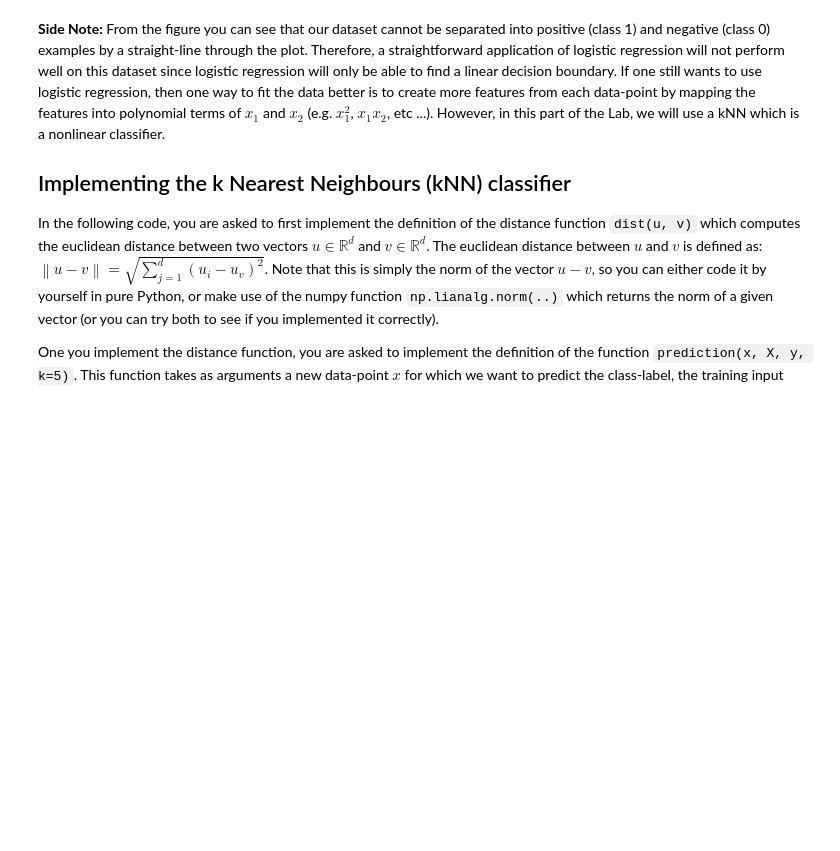
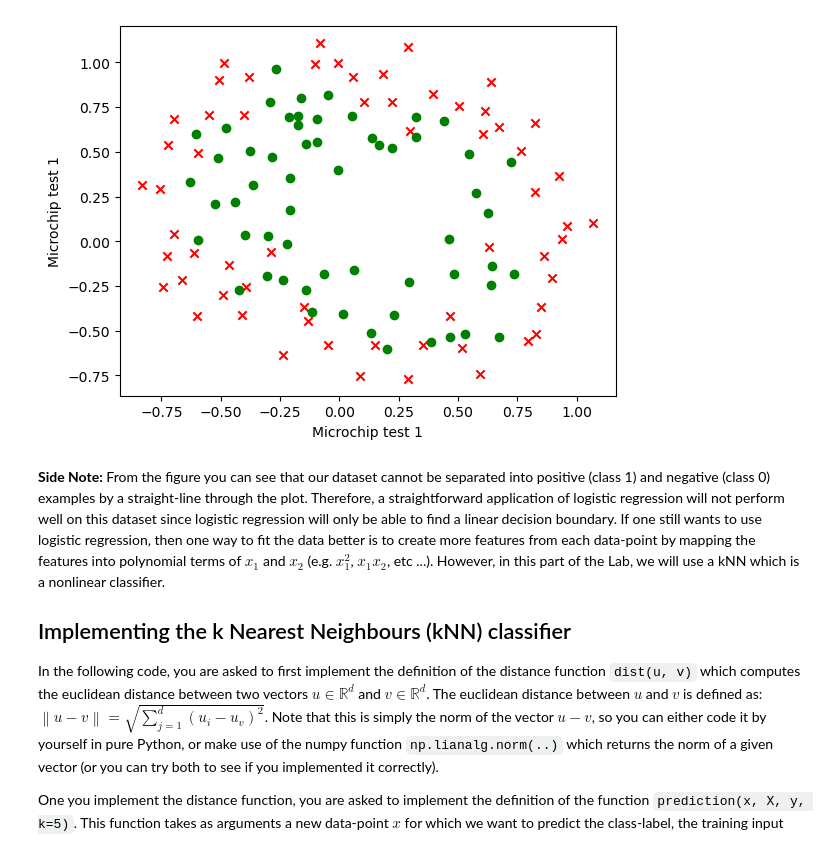
Before and after one commit to ntuanh/TrainingFIL, a Jupyter notebook: AI/ML/Labs/Lab_3 - Classification/Lab 3 - Part B - Classification with kNN.ipynb, the cells around one changed output. Drawn from its saved outputs; the diff is of its cells as text; code cells hidden in the pictures; blank space fills up the shorter version.

```diff
--- a/AI/ML/Labs/Lab_3 - Classification/Lab 3 - Part B - Classification with kNN.ipynb
+++ b/AI/ML/Labs/Lab_3 - Classification/Lab 3 - Part B - Classification with kNN.ipynb
@@ -31,6 +31,13 @@ X should be a numpy array of n lines and 2 columns (the input data matrix).
 y should be a numpy array of n elements (the outputs vector).
 Try to do it by yourself and only check the code used in previous Labs if you are uncertain.
 """
-# ...
-# ...
-# ...
+
+data_set = np.genfromtxt(filename , delimiter =",")
+
+print(data_set.shape)
+
+X = data_set[: , :2]
+y = data_set[: , 2]
+
+print(X[:5])
+print(y[:5])
@@ -40,15 +55,26 @@ Similar to the previous part of the Lab, before starting to implement anything,
 
 <img src="imgs/MicroshipScatterPlotLab3B.png" width="500px" />
 # %%
+%matplotlib inline
 import matplotlib.pylab as plt
 
 """ TODO:
 Write code here to produce a scatter plot of the training
 dataset like the one shown in the figure above.
 """
-# ...
-# ...
-# ...
+X0 = X[y == 0]
+X1 = X[y == 1]
+fig , ax = plt.subplots()
+ax.scatter(X0[: , 0 ] , X0[: , 1] , color = "red" , marker= "x" , label = "rejected")
+ax.scatter(X1[: , 0 ] , X1[: , 1] , color = "green" , marker = "o" , label = "accepted")
+plt.xlabel("Microchip test 1")
+plt.ylabel("Microchip test 1")
+
+# plt.grid(True)
+plt.legend
+plt.show()
+# %% [output]
+[figure, added]
 # %% [markdown]
 **Side Note:** From the figure you can see that our dataset cannot be separated into positive (class 1) and negative (class 0) examples by a straight-line through the plot. Therefore, a straightforward application of logistic regression will not perform well on this dataset since logistic regression will only be able to find a linear decision boundary. If one still wants to use logistic regression, then one way to fit the data better is to create more features from each data-point by mapping the features into polynomial terms of $x_1$ and $x_2$ (e.g. $x_1^2$, $x_1 x_2$, etc ...). However, in this part of the Lab, we will use a kNN which is a nonlinear classifier.
 
```
Also changed, not shown: parts of 5 cells of this notebook.
